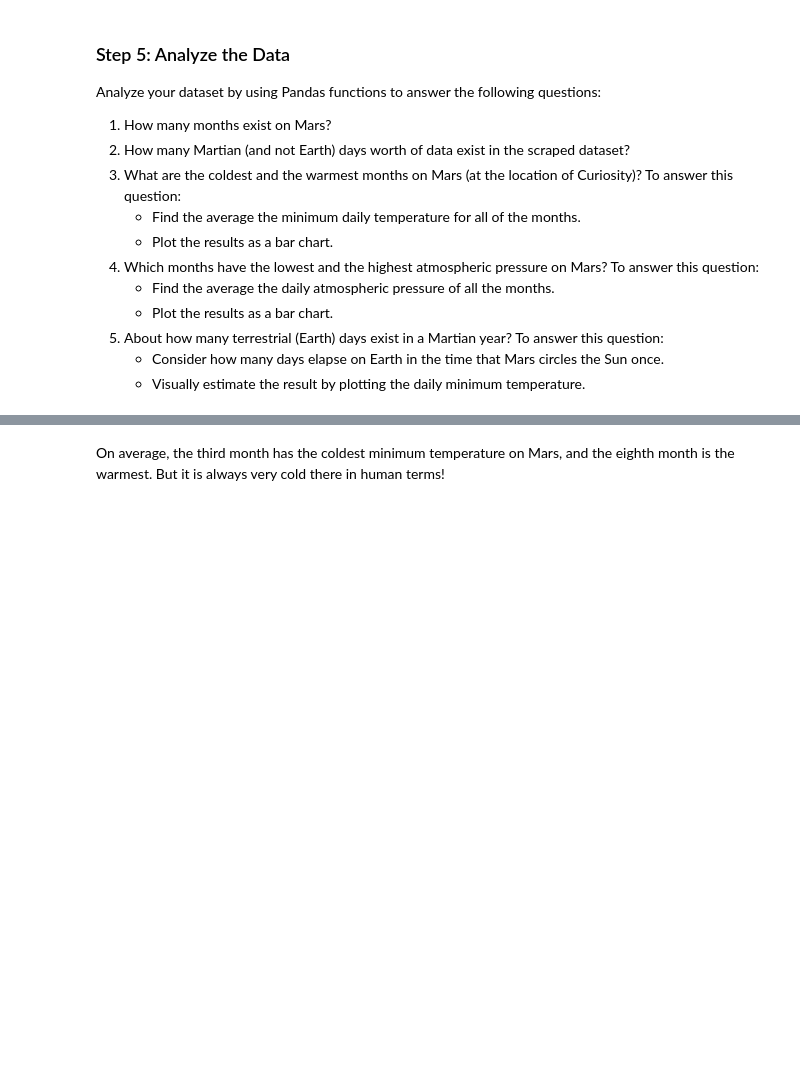
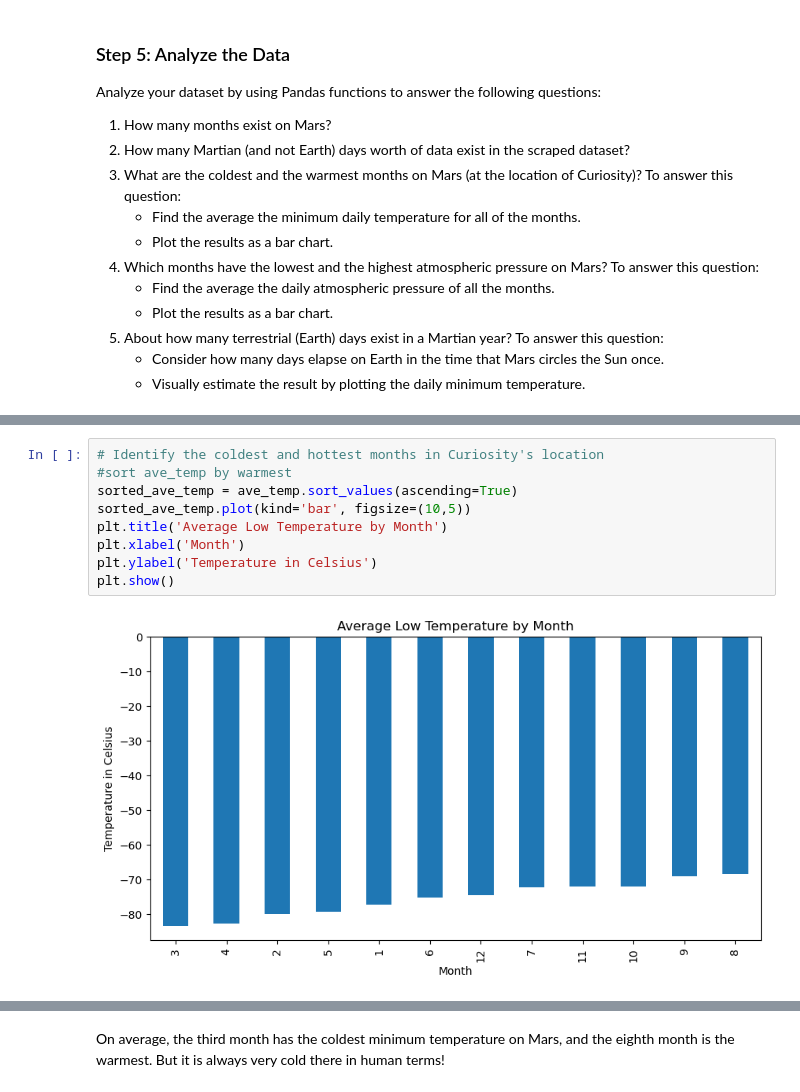
Before and after one commit to Ghoehn3/Module11Challenge, a Jupyter notebook: Starter_Code/part_2_mars_weather.ipynb, the cells around one changed output, grey strips where cells are left out. Drawn from its saved outputs; the diff is of its cells as text; blank space fills up the shorter version.

```diff
--- a/Starter_Code/part_2_mars_weather.ipynb
+++ b/Starter_Code/part_2_mars_weather.ipynb
@@ -194,2 +197,13 @@ Name: min_temp, dtype: float64
+# %%
+# Identify the coldest and hottest months in Curiosity's location
+#sort ave_temp by warmest
+sorted_ave_temp = ave_temp.sort_values(ascending=True)
+sorted_ave_temp.plot(kind='bar', figsize=(10,5))
+plt.title('Average Low Temperature by Month')
+plt.xlabel('Month')
+plt.ylabel('Temperature in Celsius')
+plt.show()
+# %% [output]
+[figure, added]
 # %%
 # 4. Average pressure by Martian month
```
Also changed, not shown: parts of 22 cells of this notebook.
